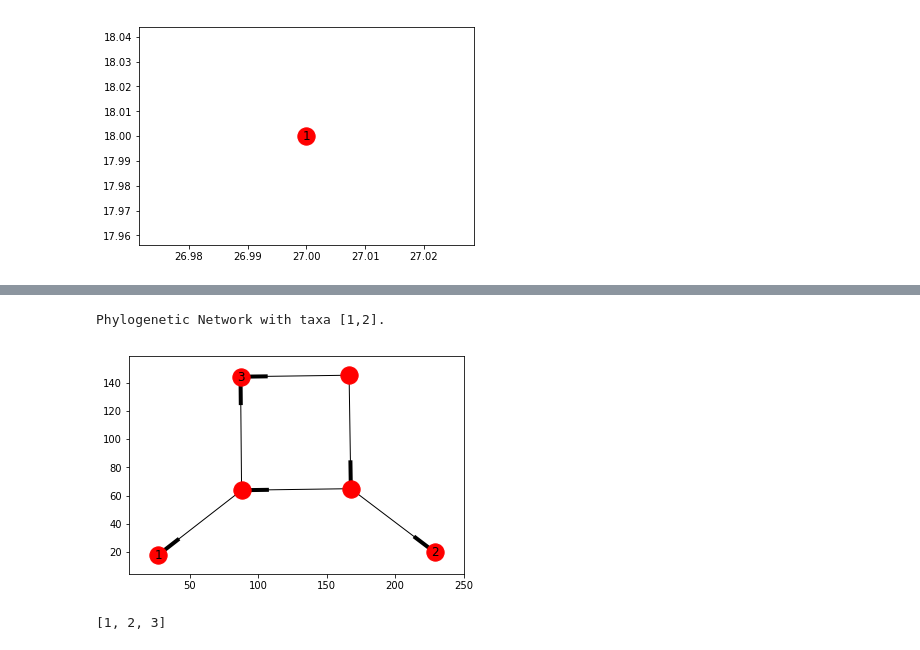
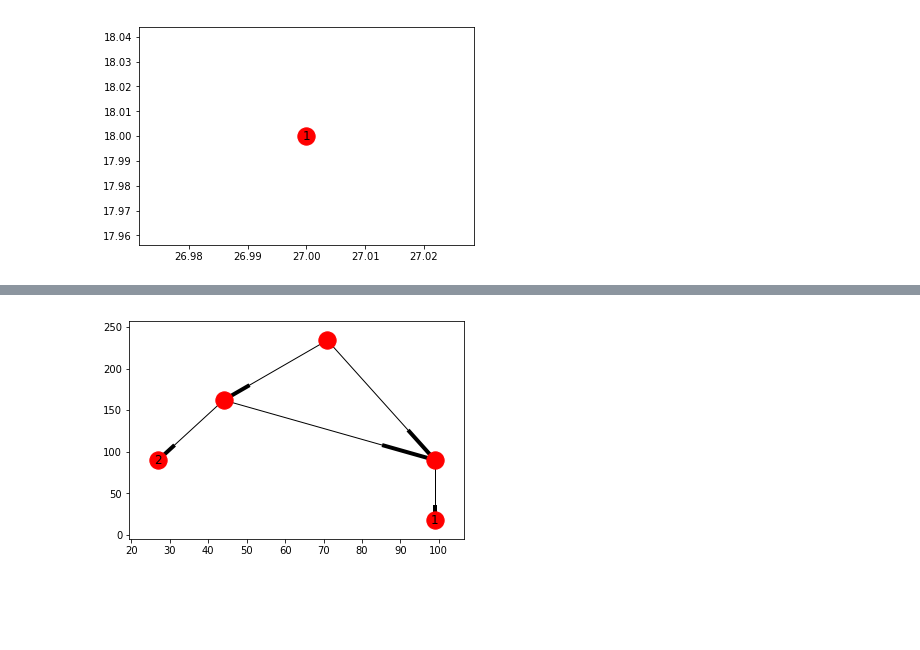
Before and after one commit to bielcardona/TCGenerators, a Jupyter notebook: generating_TC.ipynb, the cells around one changed output, grey strips where cells are left out. Cells and saved outputs as stored; diff of their text form; code cells hidden in the pictures; blank space fills up the shorter version.

```diff
--- a/generating_TC.ipynb
+++ b/generating_TC.ipynb
@@ -56,30 +0,0 @@ def augmentation_H(net,ell,wt1,wt2,vts):
-# %%
-def find_augmentations(net,ell):
-    nets = []
-    nodes = net.nodes()
-    tree_nodes = [u for u in nodes if net.is_tree_node(u)]
-    num_tree_nodes = len(tree_nodes)
-    for r in range(num_tree_nodes+1):
-        for (wt,vts) in product(tree_nodes,permutations(tree_nodes,r)):
-            netb = augmentation_T(net,ell,wt,vts)
-            if netb:
-                # print(wt,vts)
-                nets.append(netb)
-        for wv in permutations(tree_nodes,r+2):
-            w1t = wv[0]
-            w2t = wv[1]
-            if w1t > w2t: continue
-            vts = wv[2:]
-            netb = augmentation_H(net,ell,w1t,w2t,vts)
-            if netb:
-                # print(w1t,w2t,vts)
-                nets.append(netb)
-        for wv in permutations(tree_nodes,r+1):
-            w1t = wv[0]
-            w2t = wv[0]
-            vts = wv[1:]
-            netb = augmentation_H(net,ell,w1t,w2t,vts)
-            if netb:
-                # print(w1t,w2t,vts)
-                nets.append(netb)
-    return nets
@@ -95,4 +0,0 @@ def find_networks(taxa):
-# %%
-def draw(net):
-    pos = graphviz_layout(net,prog='dot')
-    networkx.draw_networkx(net,pos,labels=net._labels)
@@ -129,6 +8,6 @@ draw(t1)
 # %% [output]
 [figure]
 # %%
-t2=find_augmentations(t1,'2')
+t2s=find_augmentations(t1,'2')
 # %% [output]
 _1 ()
@@ -145,13 +16,5 @@ draw(augmentation_T(t1,'2','_1',['_1']))
-# %%
-t
-# %% [output]
-Phylogenetic Network with taxa [1,2].
-# %%
-draw(augmentation_H(t,'3','_1','_2',[]))
-# %% [output]
-[figure, removed]
-# %%
-l[:-1]
-# %% [output]
-[1, 2, 3]
+# %%
+draw(t2s[2])
+# %% [output]
+[figure, added]
 # %%
```
Also changed, not shown: parts of 28 cells of this notebook, 2 other files.
